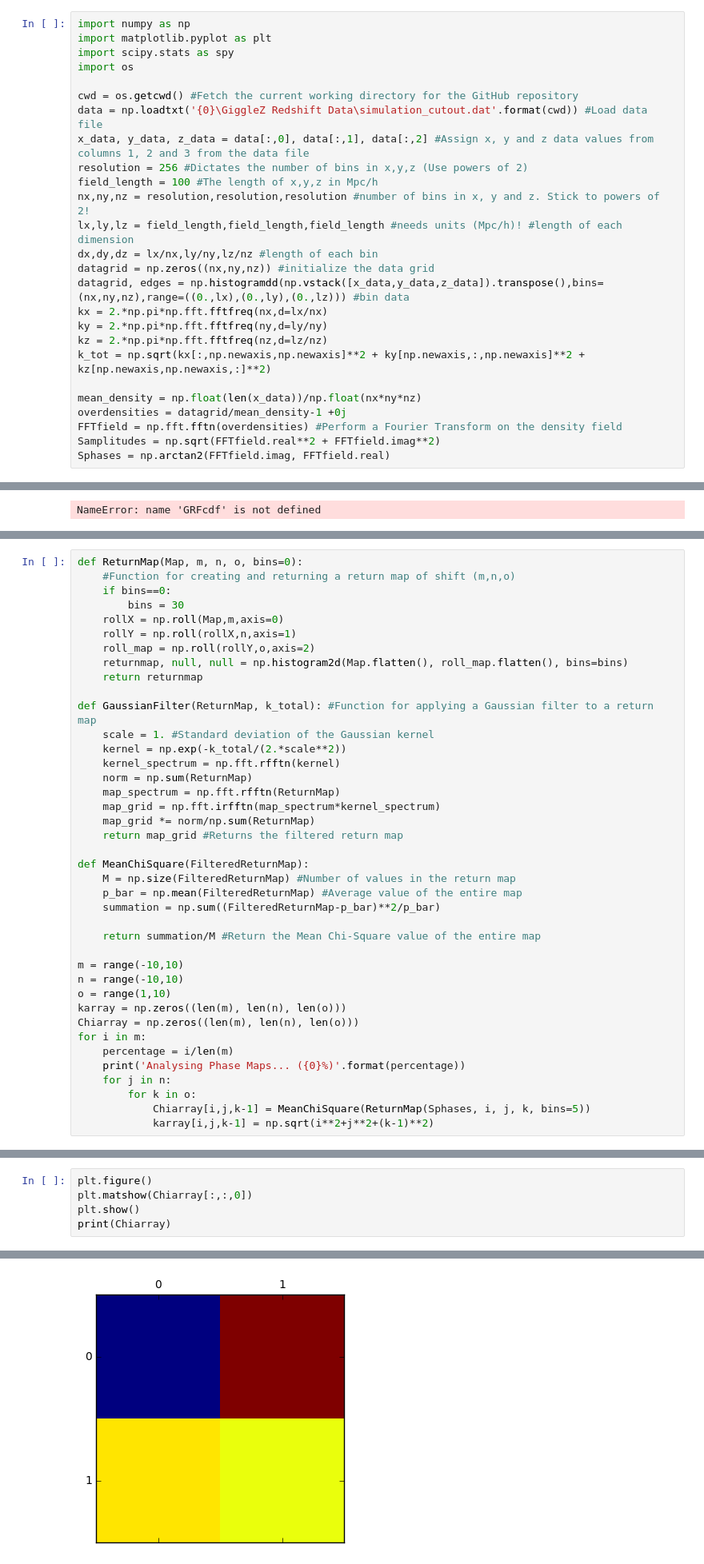
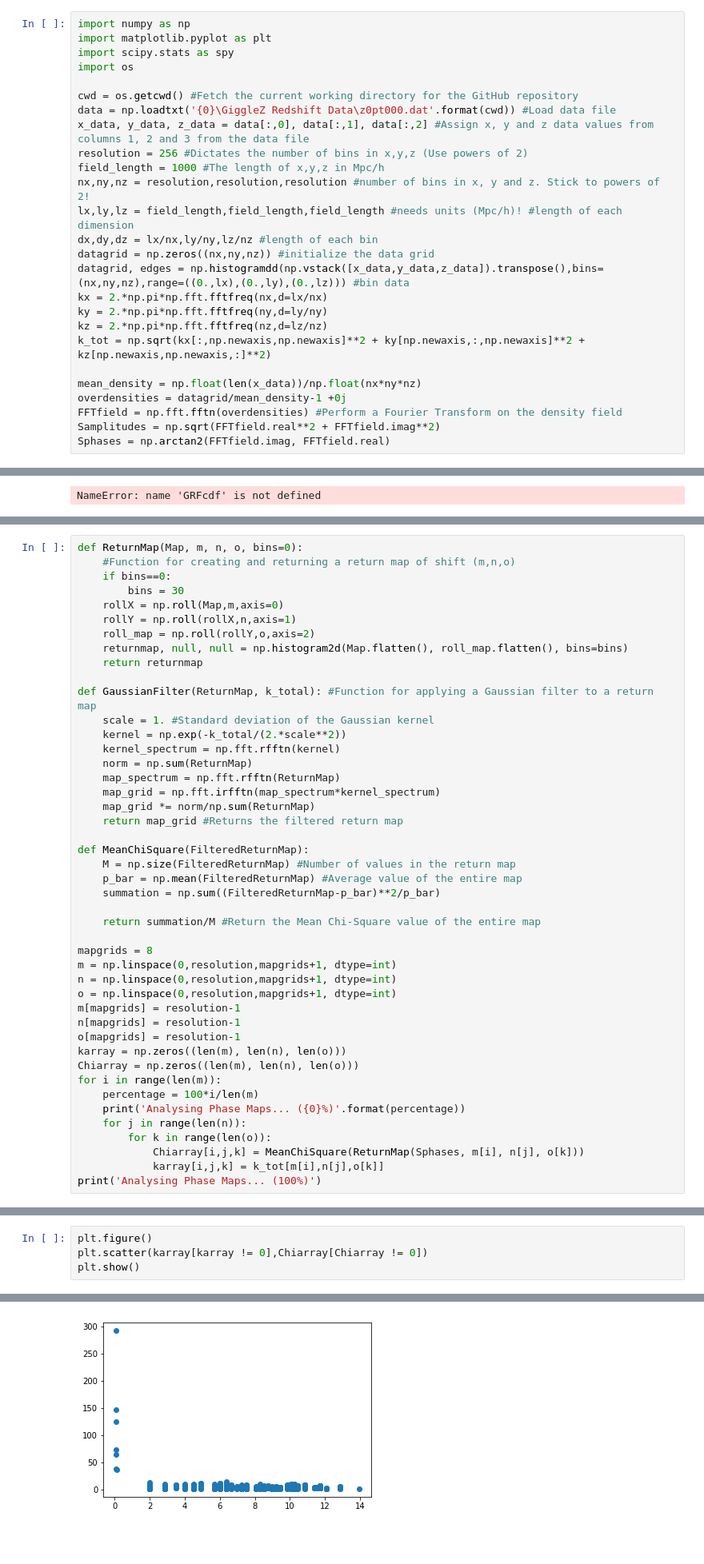
Before and after one commit to simongoode/Phases-of-the-Universe, a Jupyter notebook: ABC Notebook.ipynb, the cells around one changed output, grey strips where cells are left out. Shown at 80% size. Saved outputs shown, nothing was run; the diff lists cells and outputs as text; blank space fills up the shorter version.

```diff
--- a/ABC Notebook.ipynb
+++ b/ABC Notebook.ipynb
@@ -29,10 +29,10 @@ import scipy.stats as spy
 import os
 
 cwd = os.getcwd() #Fetch the current working directory for the GitHub repository
-data = np.loadtxt('{0}\GiggleZ Redshift Data\simulation_cutout.dat'.format(cwd)) #Load data file
+data = np.loadtxt('{0}\GiggleZ Redshift Data\z0pt000.dat'.format(cwd)) #Load data file
 x_data, y_data, z_data = data[:,0], data[:,1], data[:,2] #Assign x, y and z data values from columns 1, 2 and 3 from the data file
 resolution = 256 #Dictates the number of bins in x,y,z (Use powers of 2)
-field_length = 100 #The length of x,y,z in Mpc/h
+field_length = 1000 #The length of x,y,z in Mpc/h
 nx,ny,nz = resolution,resolution,resolution #number of bins in x, y and z. Stick to powers of 2!
 lx,ly,lz = field_length,field_length,field_length #needs units (Mpc/h)! #length of each dimension
 dx,dy,dz = lx/nx,ly/ny,lz/nz #length of each bin
@@ -370,16 +372,21 @@ def MeanChiSquare(FilteredReturnMap):
 
     return summation/M #Return the Mean Chi-Square value of the entire map
 
-m = range(-10,10)
-n = range(-10,10)
-o = range(1,10)
+mapgrids = 8
+m = np.linspace(0,resolution,mapgrids+1, dtype=int)
+n = np.linspace(0,resolution,mapgrids+1, dtype=int)
+o = np.linspace(0,resolution,mapgrids+1, dtype=int)
+m[mapgrids] = resolution-1
+n[mapgrids] = resolution-1
+o[mapgrids] = resolution-1
 karray = np.zeros((len(m), len(n), len(o)))
 Chiarray = np.zeros((len(m), len(n), len(o)))
-for i in m:
-    percentage = i/len(m)
+for i in range(len(m)):
+    percentage = 100*i/len(m)
     print('Analysing Phase Maps... ({0}%)'.format(percentage))
-    for j in n:
-        for k in o:
-            Chiarray[i,j,k-1] = MeanChiSquare(ReturnMap(Sphases, i, j, k, bins=5))
-            karray[i,j,k-1] = np.sqrt(i**2+j**2+(k-1)**2)
+    for j in range(len(n)):
+        for k in range(len(o)):
+            Chiarray[i,j,k] = MeanChiSquare(ReturnMap(Sphases, m[i], n[j], o[k]))
+            karray[i,j,k] = k_tot[m[i],n[j],o[k]]
+print('Analysing Phase Maps... (100%)')
 # %% [output]
@@ -510,6 +528,5 @@ plt.show()
 # %%
 plt.figure()
-plt.matshow(Chiarray[:,:,0])
+plt.scatter(karray[karray != 0],Chiarray[Chiarray != 0])
 plt.show()
-print(Chiarray)
 # %% [output]
@@ -517 +533 @@ print(Chiarray)
-[figure, old version]
+[figure, new version]
```
Also changed, not shown: parts of 7 cells of this notebook.
